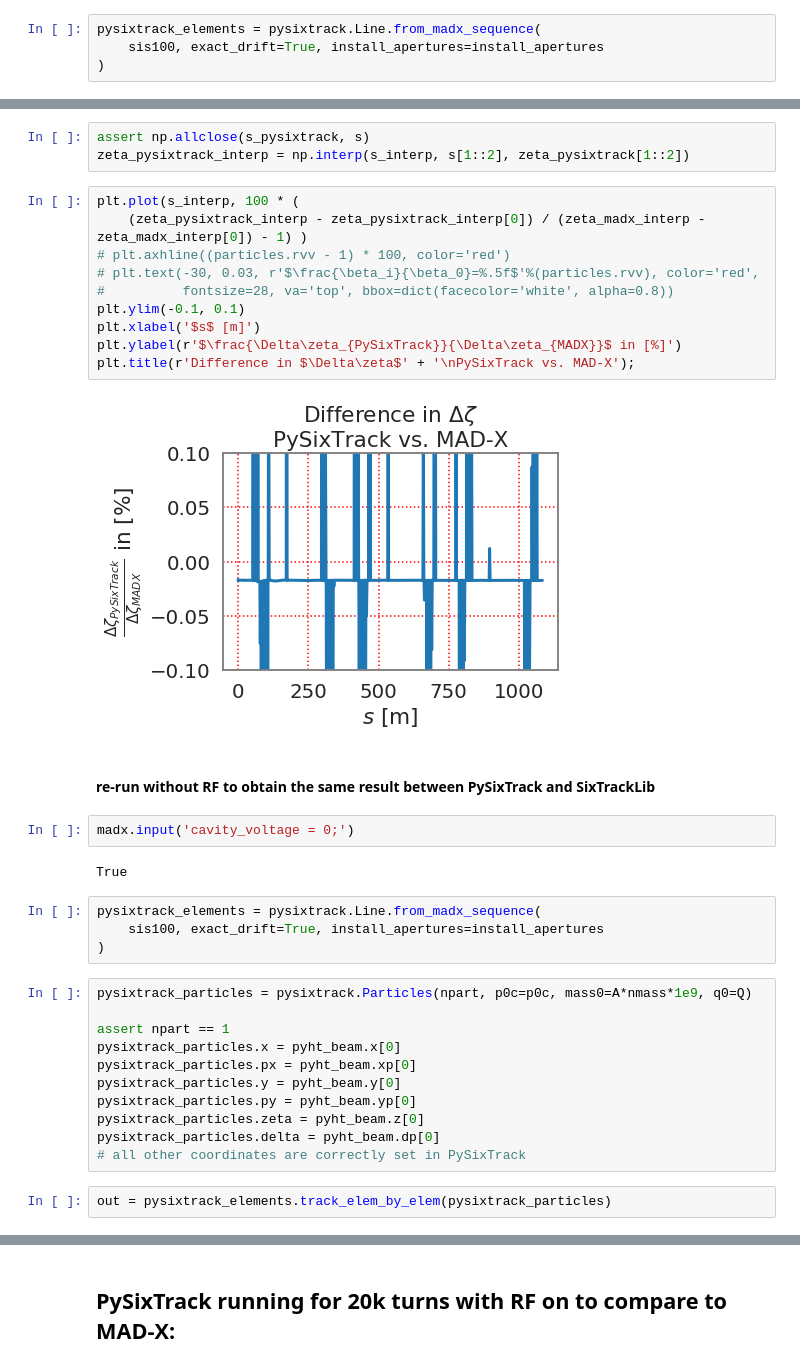
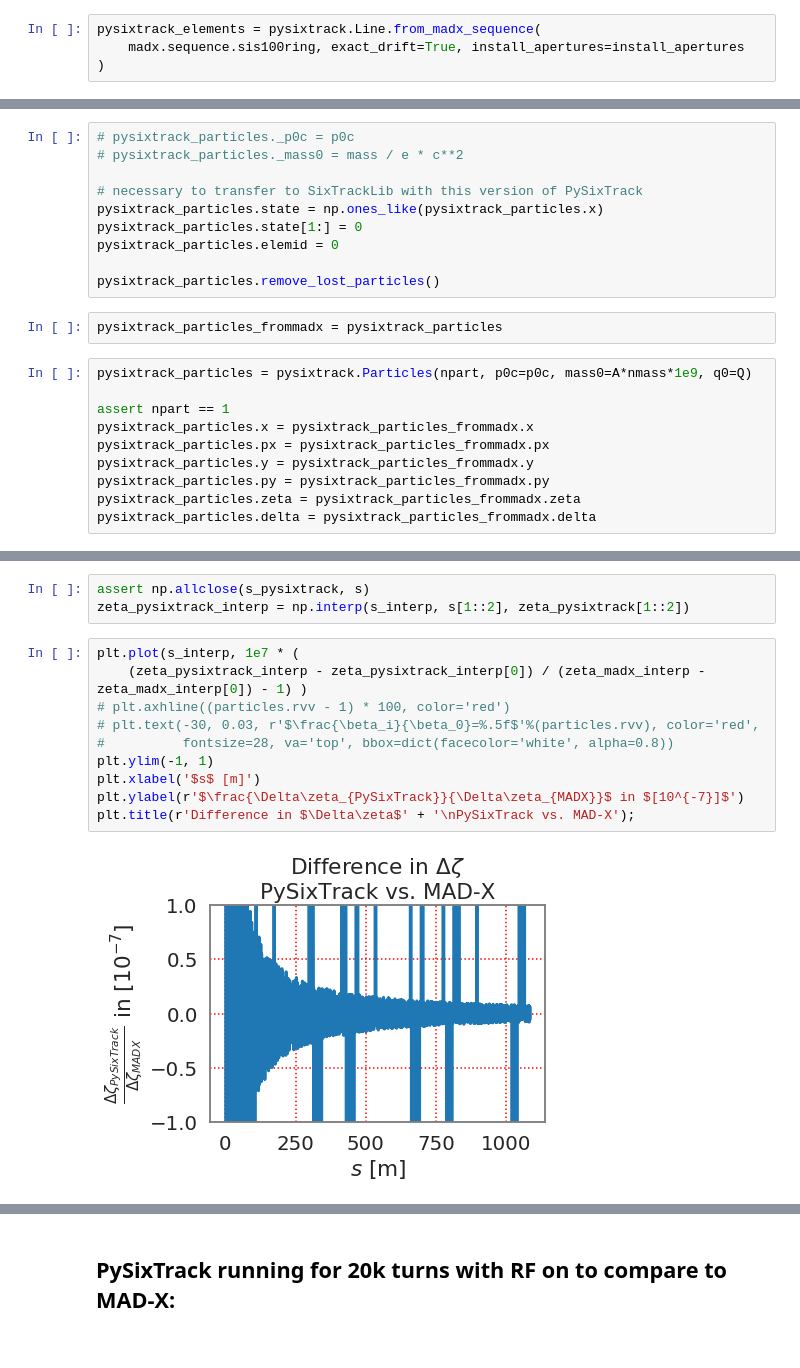
Before and after one commit to aoeftiger/sixtracklib_pyht_playground, a Jupyter notebook: sis100/2019-12-17--comparing-single-particle-losses/SIS100_55_55_errors_noSC.ipynb, the cells around one changed output, grey strips where cells are left out. Saved outputs shown, nothing was run; the diff lists cells and outputs as text.

```diff
--- a/sis100/2019-12-17--comparing-single-particle-losses/SIS100_55_55_errors_noSC.ipynb
+++ b/sis100/2019-12-17--comparing-single-particle-losses/SIS100_55_55_errors_noSC.ipynb
@@ -986,6 +1045,6 @@ madx.input('cavity_voltage = 58.2/1000/number_cavities;')
 True
 # %%
 pysixtrack_elements = pysixtrack.Line.from_madx_sequence(
-    sis100, exact_drift=True, install_apertures=install_apertures
+    madx.sequence.sis100ring, exact_drift=True, install_apertures=install_apertures
 )
 # %%
@@ -1002,3 +1067,25 @@ pysixtrack_particles.delta = pyht_beam.dp[0]
+# %%
+# pysixtrack_particles._p0c = p0c
+# pysixtrack_particles._mass0 = mass / e * c**2
+
+# necessary to transfer to SixTrackLib with this version of PySixTrack
+pysixtrack_particles.state = np.ones_like(pysixtrack_particles.x)
+pysixtrack_particles.state[1:] = 0
+pysixtrack_particles.elemid = 0
+
+pysixtrack_particles.remove_lost_particles()
+# %%
+pysixtrack_particles_frommadx = pysixtrack_particles
+# %%
+pysixtrack_particles = pysixtrack.Particles(npart, p0c=p0c, mass0=A*nmass*1e9, q0=Q)
+
+assert npart == 1
+pysixtrack_particles.x = pysixtrack_particles_frommadx.x
+pysixtrack_particles.px = pysixtrack_particles_frommadx.px
+pysixtrack_particles.y = pysixtrack_particles_frommadx.y
+pysixtrack_particles.py = pysixtrack_particles_frommadx.py
+pysixtrack_particles.zeta = pysixtrack_particles_frommadx.zeta
+pysixtrack_particles.delta = pysixtrack_particles_frommadx.delta
 # %%
 out = pysixtrack_elements.track_elem_by_elem(pysixtrack_particles)
 # %%
@@ -1057,37 +1144,14 @@ plt.title(r'Difference in $\Delta\zeta$' + '\nSTL vs. PySixTrack');
 assert np.allclose(s_pysixtrack, s)
 zeta_pysixtrack_interp = np.interp(s_interp, s[1::2], zeta_pysixtrack[1::2])
 # %%
-plt.plot(s_interp, 100 * (
+plt.plot(s_interp, 1e7 * (
     (zeta_pysixtrack_interp - zeta_pysixtrack_interp[0]) / (zeta_madx_interp - zeta_madx_interp[0]) - 1) )
 # plt.axhline((particles.rvv - 1) * 100, color='red')
 # plt.text(-30, 0.03, r'$\frac{\beta_i}{\beta_0}=%.5f$'%(particles.rvv), color='red',
 #          fontsize=28, va='top', bbox=dict(facecolor='white', alpha=0.8))
-plt.ylim(-0.1, 0.1)
+plt.ylim(-1, 1)
 plt.xlabel('$s$ [m]')
-plt.ylabel(r'$\frac{\Delta\zeta_{PySixTrack}}{\Delta\zeta_{MADX}}$ in [%]')
+plt.ylabel(r'$\frac{\Delta\zeta_{PySixTrack}}{\Delta\zeta_{MADX}}$ in $[10^{-7}]$')
 plt.title(r'Difference in $\Delta\zeta$' + '\nPySixTrack vs. MAD-X');
 # %% [output]
-[figure, old version]
+[figure, new version]
-# %% [markdown]
-#### re-run without RF to obtain the same result between PySixTrack and SixTrackLib
-# %%
-madx.input('cavity_voltage = 0;')
-# %% [output]
-True
-# %%
-pysixtrack_elements = pysixtrack.Line.from_madx_sequence(
-    sis100, exact_drift=True, install_apertures=install_apertures
-)
-# %%
-pysixtrack_particles = pysixtrack.Particles(npart, p0c=p0c, mass0=A*nmass*1e9, q0=Q)
-
-assert npart == 1
-pysixtrack_particles.x = pyht_beam.x[0]
-pysixtrack_particles.px = pyht_beam.xp[0]
-pysixtrack_particles.y = pyht_beam.y[0]
-pysixtrack_particles.py = pyht_beam.yp[0]
-pysixtrack_particles.zeta = pyht_beam.z[0]
-pysixtrack_particles.delta = pyht_beam.dp[0]
-# all other coordinates are correctly set in PySixTrack
-# %%
-out = pysixtrack_elements.track_elem_by_elem(pysixtrack_particles)
```
Also changed, not shown: parts of 50 cells of this notebook, 4 other files.
